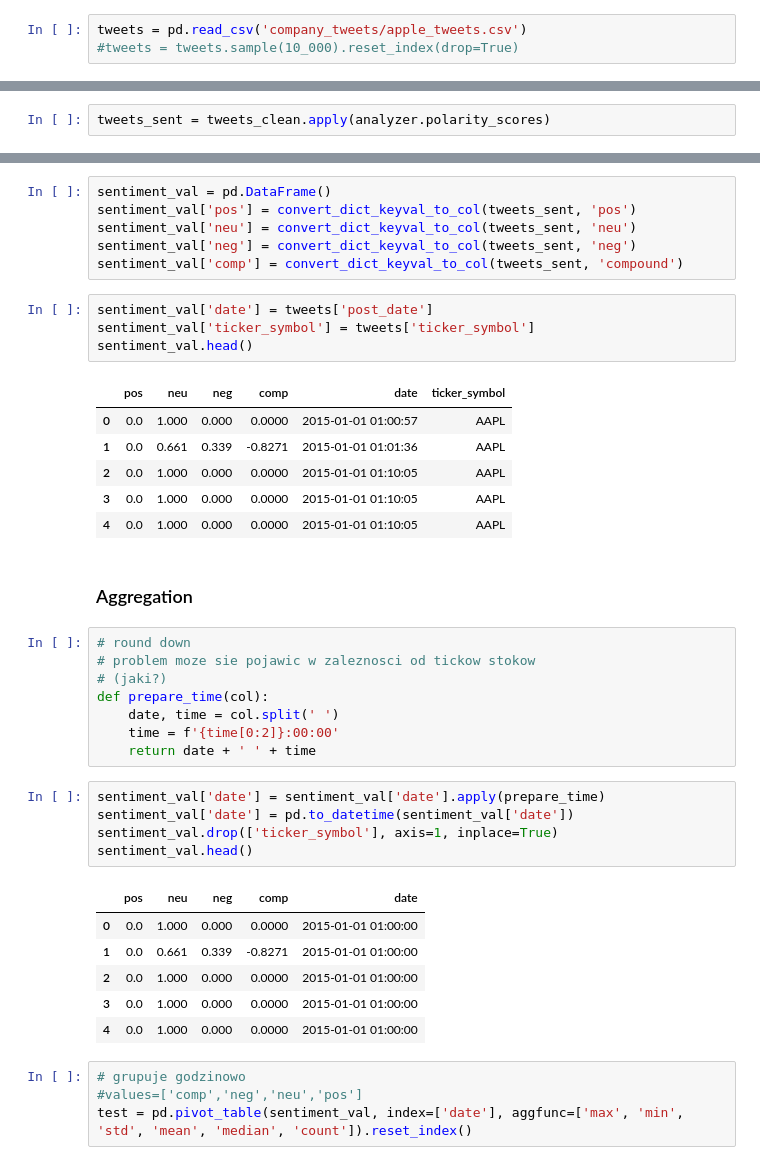
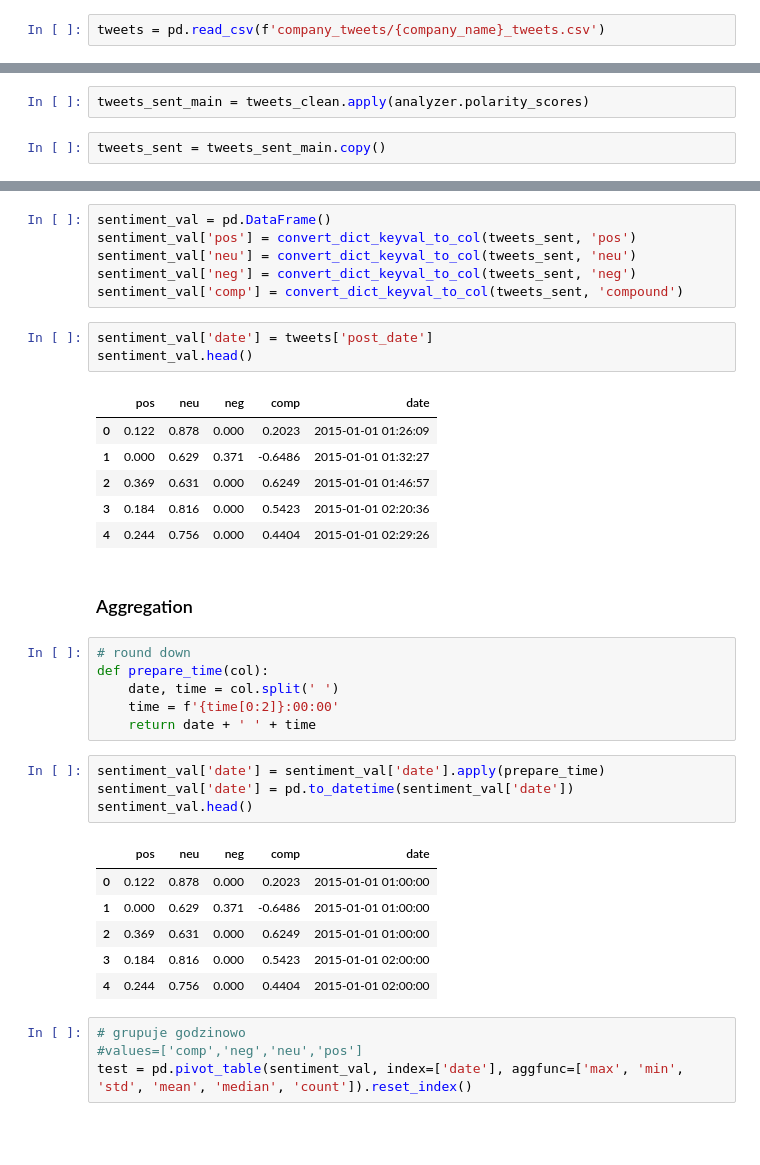
Before and after one commit to PatrykML/twitter_sentiment_stock_prediction, a Jupyter notebook: time_series.ipynb, the cells around one changed output, grey strips where cells are left out. Drawn from its saved outputs; the diff is of its cells as text; blank space fills up the shorter version.

```diff
--- a/time_series.ipynb
+++ b/time_series.ipynb
@@ -13,8 +16,7 @@ analyzer = SentimentIntensityAnalyzer()
 # aggregacja godzinowo po max, min, mean, median, std, count sentymentu
 #
 # %%
-tweets = pd.read_csv('company_tweets/apple_tweets.csv')
-#tweets = tweets.sample(10_000).reset_index(drop=True)
+tweets = pd.read_csv(f'company_tweets/{company_name}_tweets.csv')
 # %%
 tweets.head()
 # %% [output]
@@ -43,7 +40,9 @@ clean_body(xd)
 # %%
 tweets_clean = tweets['body'].apply(clean_body)
 # %%
-tweets_sent = tweets_clean.apply(analyzer.polarity_scores)
+tweets_sent_main = tweets_clean.apply(analyzer.polarity_scores)
+# %%
+tweets_sent = tweets_sent_main.copy()
 # %%
 tweets_sent[:5]
 # %% [output]
@@ -67,21 +66,18 @@ sentiment_val['neg'] = convert_dict_keyval_to_col(tweets_sent, 'neg')
 sentiment_val['comp'] = convert_dict_keyval_to_col(tweets_sent, 'compound')
 # %%
 sentiment_val['date'] = tweets['post_date']
-sentiment_val['ticker_symbol'] = tweets['ticker_symbol']
 sentiment_val.head()
 # %% [output]
-|  | pos | neu | neg | comp | date | ticker_symbol |
-| 0 | 0.0 | 1.000 | 0.000 | 0.0000 | 2015-01-01 01:00:57 | AAPL |
-| 1 | 0.0 | 0.661 | 0.339 | -0.8271 | 2015-01-01 01:01:36 | AAPL |
-| 2 | 0.0 | 1.000 | 0.000 | 0.0000 | 2015-01-01 01:10:05 | AAPL |
-| 3 | 0.0 | 1.000 | 0.000 | 0.0000 | 2015-01-01 01:10:05 | AAPL |
-| 4 | 0.0 | 1.000 | 0.000 | 0.0000 | 2015-01-01 01:10:05 | AAPL |
+|  | pos | neu | neg | comp | date |
+| 0 | 0.122 | 0.878 | 0.000 | 0.2023 | 2015-01-01 01:26:09 |
+| 1 | 0.000 | 0.629 | 0.371 | -0.6486 | 2015-01-01 01:32:27 |
+| 2 | 0.369 | 0.631 | 0.000 | 0.6249 | 2015-01-01 01:46:57 |
+| 3 | 0.184 | 0.816 | 0.000 | 0.5423 | 2015-01-01 02:20:36 |
+| 4 | 0.244 | 0.756 | 0.000 | 0.4404 | 2015-01-01 02:29:26 |
 # %% [markdown]
 ### Aggregation
 # %%
 # round down
-# problem moze sie pojawic w zaleznosci od tickow stokow
-# (jaki?)
 def prepare_time(col):
     date, time = col.split(' ')
     time = f'{time[0:2]}:00:00'
@@ -89,15 +85,14 @@ def prepare_time(col):
 # %%
 sentiment_val['date'] = sentiment_val['date'].apply(prepare_time)
 sentiment_val['date'] = pd.to_datetime(sentiment_val['date'])
-sentiment_val.drop(['ticker_symbol'], axis=1, inplace=True)
 sentiment_val.head()
 # %% [output]
 |  | pos | neu | neg | comp | date |
-| 0 | 0.0 | 1.000 | 0.000 | 0.0000 | 2015-01-01 01:00:00 |
-| 1 | 0.0 | 0.661 | 0.339 | -0.8271 | 2015-01-01 01:00:00 |
-| 2 | 0.0 | 1.000 | 0.000 | 0.0000 | 2015-01-01 01:00:00 |
-| 3 | 0.0 | 1.000 | 0.000 | 0.0000 | 2015-01-01 01:00:00 |
-| 4 | 0.0 | 1.000 | 0.000 | 0.0000 | 2015-01-01 01:00:00 |
+| 0 | 0.122 | 0.878 | 0.000 | 0.2023 | 2015-01-01 01:00:00 |
+| 1 | 0.000 | 0.629 | 0.371 | -0.6486 | 2015-01-01 01:00:00 |
+| 2 | 0.369 | 0.631 | 0.000 | 0.6249 | 2015-01-01 01:00:00 |
+| 3 | 0.184 | 0.816 | 0.000 | 0.5423 | 2015-01-01 02:00:00 |
+| 4 | 0.244 | 0.756 | 0.000 | 0.4404 | 2015-01-01 02:00:00 |
 # %%
 # grupuje godzinowo
 #values=['comp','neg','neu','pos']
```
Also changed, not shown: parts of 19 cells of this notebook, 2 other files.
